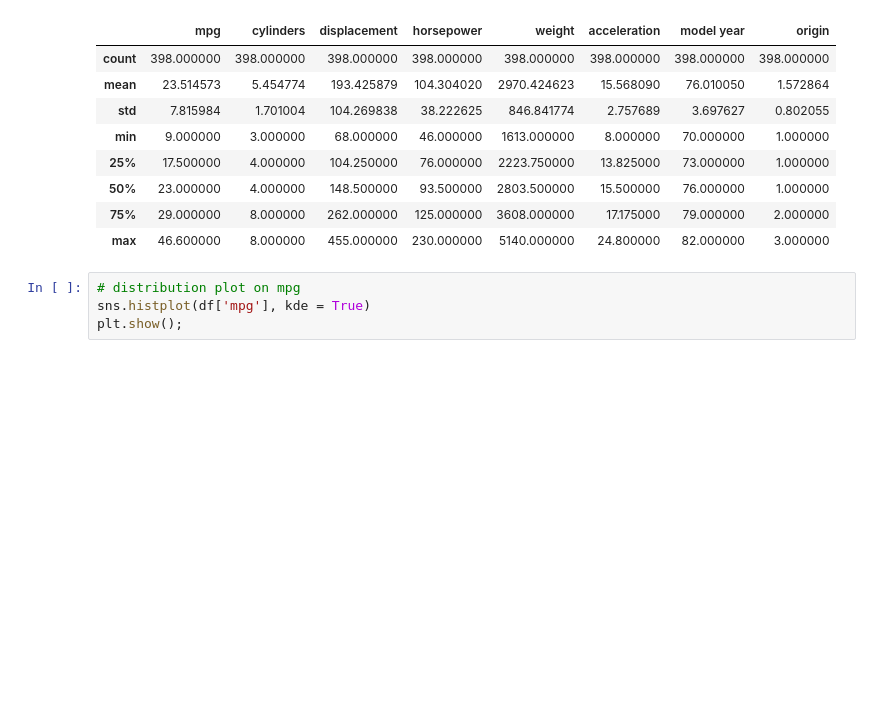
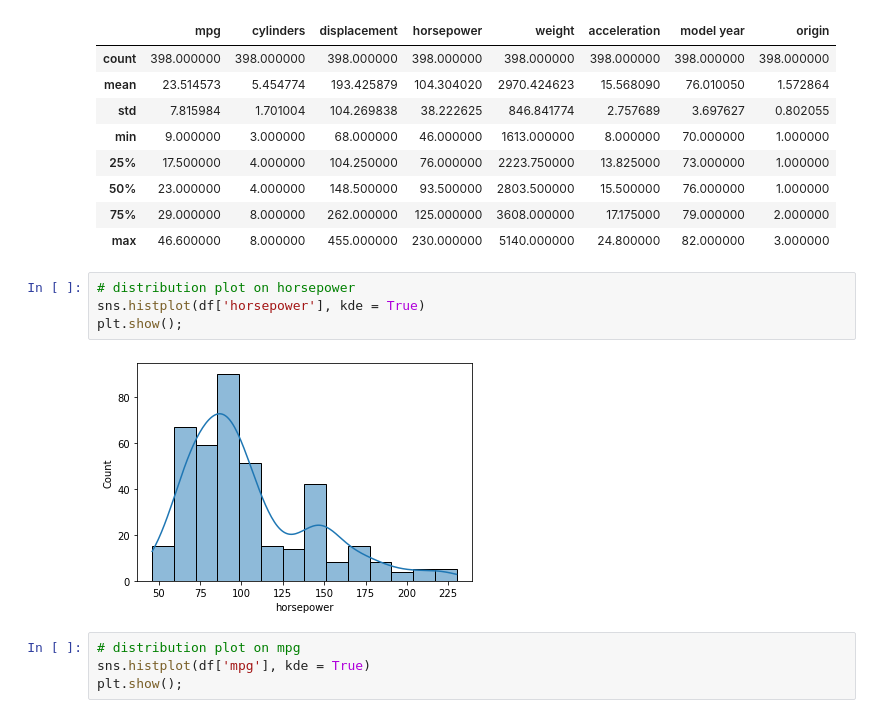
Before and after one commit to mahfuz978/TECH-I.S.---Unsupervised-Learning, a Jupyter notebook: Clustering/Mahfuzur_kmeans_clustering.ipynb, the cells around one changed output. Drawn from its saved outputs; the diff is of its cells as text; blank space fills up the shorter version.

```diff
--- a/Clustering/Mahfuzur_kmeans_clustering.ipynb
+++ b/Clustering/Mahfuzur_kmeans_clustering.ipynb
@@ -135,6 +135,12 @@ df.describe()
 | 50% | 23.000000 | 4.000000 | 148.500000 | 93.500000 | 2803.500000 | 15.500000 | 76.000000 | 1.000000 |
 | 75% | 29.000000 | 8.000000 | 262.000000 | 125.000000 | 3608.000000 | 17.175000 | 79.000000 | 2.000000 |
 | max | 46.600000 | 8.000000 | 455.000000 | 230.000000 | 5140.000000 | 24.800000 | 82.000000 | 3.000000 |
+# %%
+# distribution plot on horsepower
+sns.histplot(df['horsepower'], kde = True)
+plt.show();
+# %% [output]
+[figure, added]
 # %%
 # distribution plot on mpg
 sns.histplot(df['mpg'], kde = True)
```
Also changed, not shown: parts of 8 cells of this notebook, 1 other file.
